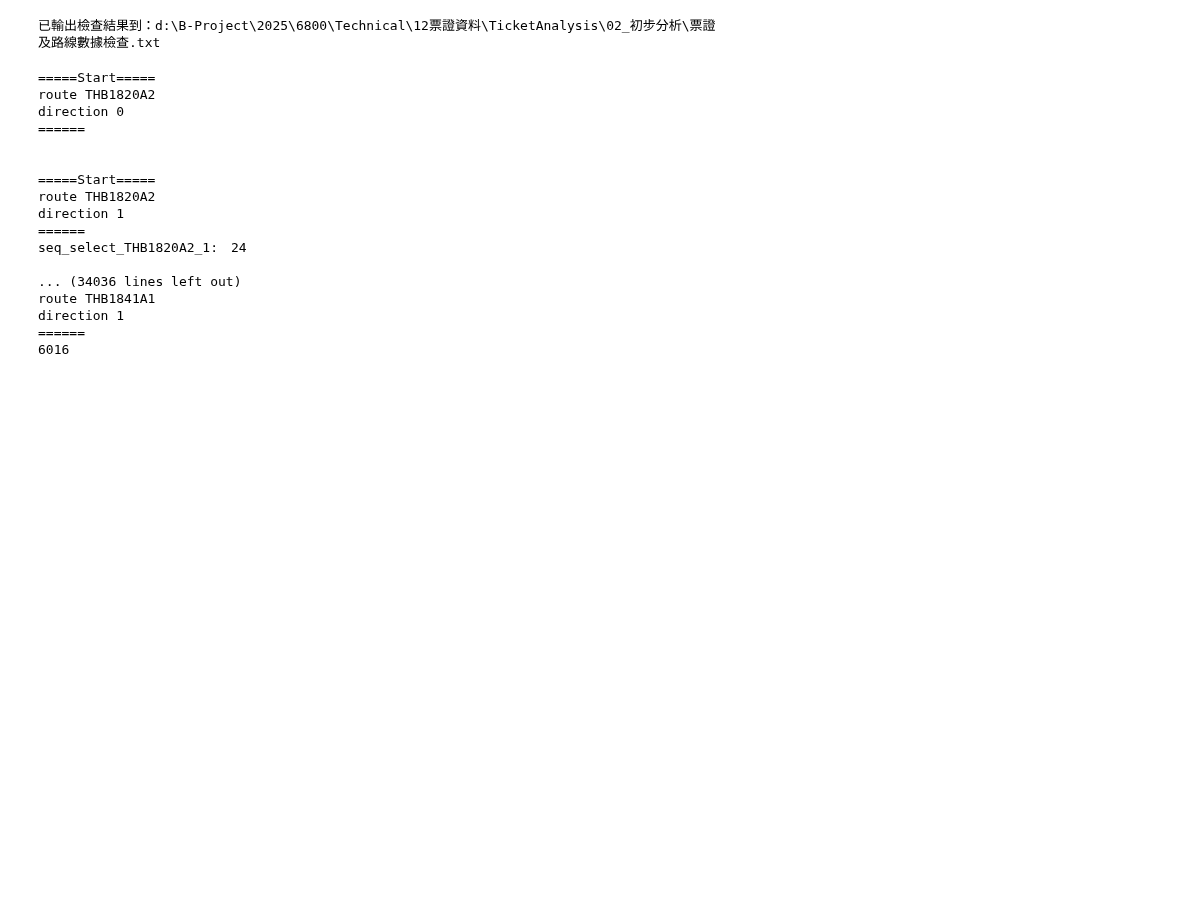
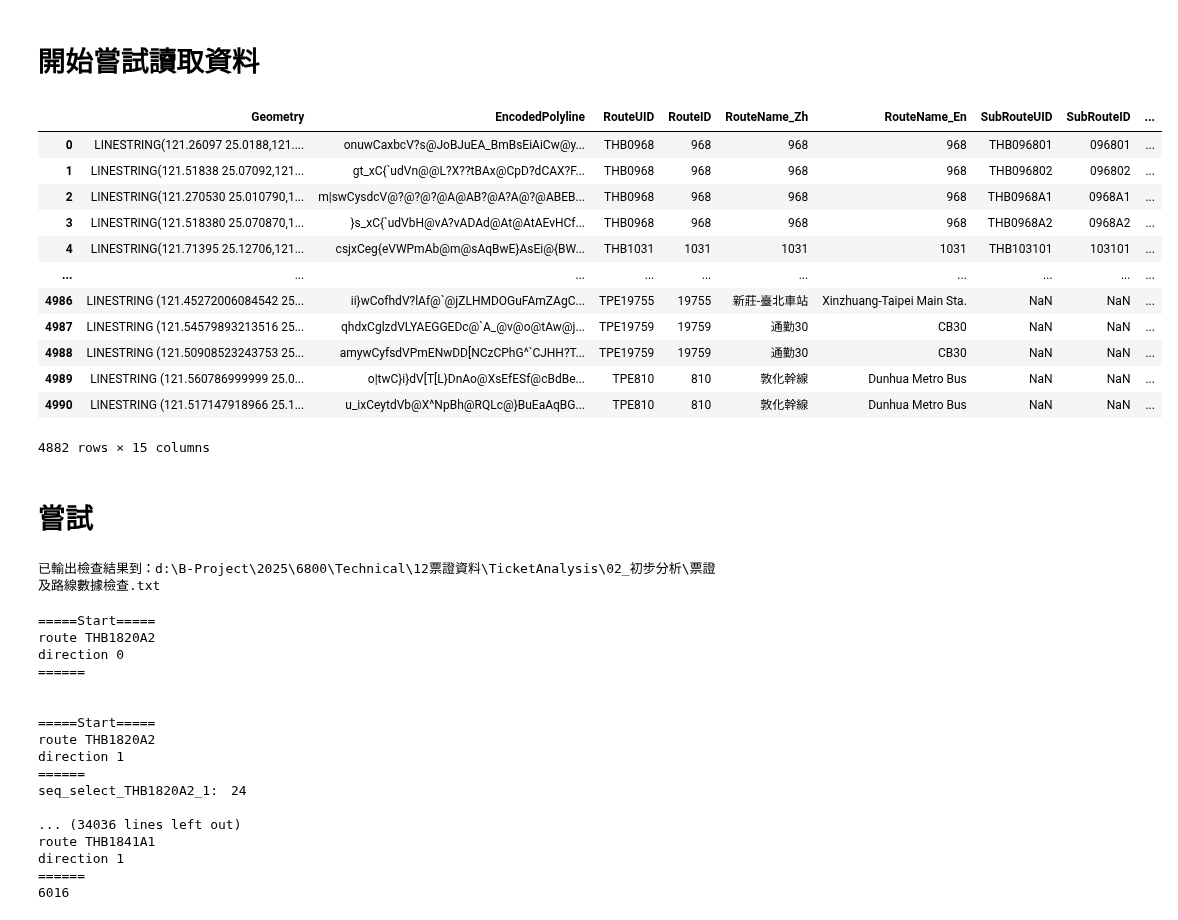
Before and after one commit to KaiChiehKJ/THI-6800-BusTicket, a Jupyter notebook: 02_公車路線shp拆分.ipynb, the cells around one changed output. Drawn from its saved outputs; the diff is of its cells as text; code cells hidden in the pictures; blank space fills up the shorter version.

```diff
--- a/02_公車路線shp拆分.ipynb
+++ b/02_公車路線shp拆分.ipynb
@@ -613,3 +443,5 @@ def main():
 
 # if __name__ == "__main__":
 #     main()
+# %% [markdown]
+# 開始嘗試讀取資料
@@ -616,3 +457,43 @@ def main():
+# %%
+df_seq = read_seq(busstopseq_folder = os.path.join(os.getcwd(), '..', "00_TDX資料下載", "01公車站序資料"))
+df_route = read_busroute(busroute_folder = os.path.join(os.getcwd(), '..', "00_TDX資料下載", "02公車路線資料"))
+df_routeinfo = read_routeinfo()
+# %%
+df_routeinfo['R_S_UID'] = (
+    df_routeinfo['RouteUID'].fillna('')
+    + '-'
+    + df_routeinfo['SubRouteUID'].fillna('')
+)
+
+df_seq['R_S_UID'] = (
+    df_seq['RouteUID'].fillna('')
+    + '-'
+    + df_seq['SubRouteUID'].fillna('')
+)
+
+df_route['R_S_UID'] = (
+    df_route['RouteUID'].fillna('')
+    + '-'
+    + df_route['SubRouteUID'].fillna('')
+)
+# %%
+df_route
+# %% [output]
+|  | Geometry | EncodedPolyline | RouteUID | RouteID | RouteName_Zh | RouteName_En | SubRouteUID | SubRouteID | ... |
+| 0 | LINESTRING(121.26097 25.0188,121.... | onuwCaxbcV?s@JoBJuEA_BmBsEiAiCw@y... | THB0968 | 968 | 968 | 968 | THB096801 | 096801 | ... |
+| 1 | LINESTRING(121.51838 25.07092,121... | gt_xC{`udVn@@L?X??tBAx@CpD?dCAX?F... | THB0968 | 968 | 968 | 968 | THB096802 | 096802 | ... |
+| 2 | LINESTRING(121.270530 25.010790,1... | m|swCysdcV@?@?@?@A@AB?@A?A@?@ABEB... | THB0968 | 968 | 968 | 968 | THB0968A1 | 0968A1 | ... |
+| 3 | LINESTRING(121.518380 25.070870,1... | }s_xC{`udVbH@vA?vADAd@At@AtAEvHCf... | THB0968 | 968 | 968 | 968 | THB0968A2 | 0968A2 | ... |
+| 4 | LINESTRING(121.71395 25.12706,121... | csjxCeg{eVWPmAb@m@sAqBwE}AsEi@{BW... | THB1031 | 1031 | 1031 | 1031 | THB103101 | 103101 | ... |
+| ... | ... | ... | ... | ... | ... | ... | ... | ... | ... |
+| 4986 | LINESTRING (121.45272006084542 25... | ii}wCofhdV?lAf@`@jZLHMDOGuFAmZAgC... | TPE19755 | 19755 | 新莊-臺北車站 | Xinzhuang-Taipei Main Sta. | NaN | NaN | ... |
+| 4987 | LINESTRING (121.54579893213516 25... | qhdxCglzdVLYAEGGEDc@`A_@v@o@tAw@j... | TPE19759 | 19759 | 通勤30 | CB30 | NaN | NaN | ... |
+| 4988 | LINESTRING (121.50908523243753 25... | amywCyfsdVPmENwDD[NCzCPhG^`CJHH?T... | TPE19759 | 19759 | 通勤30 | CB30 | NaN | NaN | ... |
+| 4989 | LINESTRING (121.560786999999 25.0... | o|twC}i}dV[T[L}DnAo@XsEfESf@cBdBe... | TPE810 | 810 | 敦化幹線 | Dunhua Metro Bus | NaN | NaN | ... |
+| 4990 | LINESTRING (121.517147918966 25.1... | u_ixCeytdVb@X^NpBh@RQLc@}BuEaAqBG... | TPE810 | 810 | 敦化幹線 | Dunhua Metro Bus | NaN | NaN | ... |
+4882 rows × 15 columns
+# %% [markdown]
+# 嘗試
 # %%
 df_seq = read_seq(busstopseq_folder = os.path.join(os.getcwd(), '..', "00_TDX資料下載", "01公車站序資料"))
 df_route = read_busroute(busroute_folder = os.path.join(os.getcwd(), '..', "00_TDX資料下載", "02公車路線資料"))
```
Also changed, not shown: parts of 2 cells of this notebook.
